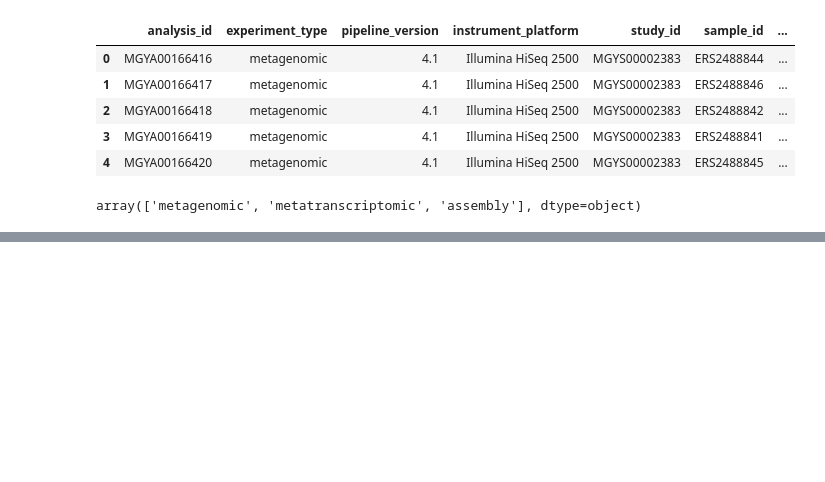
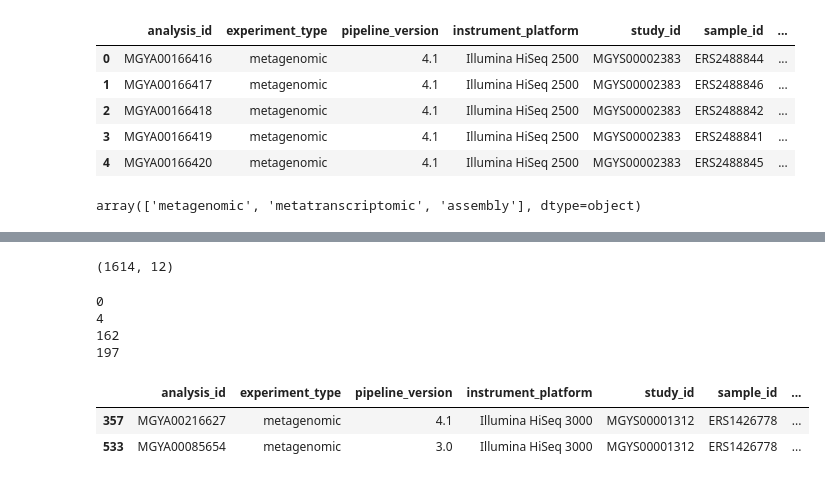
Before and after one commit to Multiomics-Analytics-Group/Retrieve_info_MGnifyAPI, a Jupyter notebook: notebooks/test_version3.ipynb, the cells around one changed output, grey strips where cells are left out. Saved outputs shown, nothing was run; the diff lists cells and outputs as text; code cells hidden in the pictures; blank space fills up the shorter version.

```diff
--- a/notebooks/test_version3.ipynb
+++ b/notebooks/test_version3.ipynb
@@ -220,6 +218,7 @@ if __name__ == "__main__":
         # save the CSV file
         df_summary.to_csv(os.path.join(output_path, f"{biome_lower}_{exp}_summary.csv"), index=False)
         combined_df = pd.concat(df_summary_dict.values(), axis=0)
+        combined_df.to_csv(os.path.join(output_path, 'combined_dataframe.csv'), index=False)
 # %% [output]
 STARTING STEP 1: fetch_biomes_and_save
 Biomes list saved.
@@ -382,7 +360,0 @@ combined_df.groupby("sample_id")["pipeline_version"]
-# %%
-combined_df["pipeline_version"] = pd.to_numeric(combined_df["pipeline_version"])
-
-# Trova la versione più aggiornata della pipeline per ogni sample_id
-df_updated = combined_df.loc[combined_df.groupby("sample_id")["pipeline_version"].idxmax()]
-
-df_updated
@@ -404,0 +386,32 @@ creare una nuova variabile chiamata "name_id" in cui si considerano solo le prim
+# %%
+combined_df.shape
+# %% [output]
+(1614, 12)
+# %%
+### do we have different pipeline versions considering different IDs?
+
+analysis_versions = combined_df.groupby('analysis_id')['pipeline_version'].nunique()
+study_versions = combined_df.groupby('study_id')['pipeline_version'].nunique()
+sample_versions = combined_df.groupby('sample_id')['pipeline_version'].nunique()
+run_versions = combined_df.groupby('assembly_run_id')['pipeline_version'].nunique()
+
+multiple_versions_ana = analysis_versions[analysis_versions > 1]
+multiple_versions_stu = study_versions[study_versions > 1]
+multiple_versions_sam = sample_versions[sample_versions > 1]
+multiple_versions_run = run_versions[run_versions > 1]
+
+print(len(multiple_versions_ana))
+print(len(multiple_versions_stu))
+print(len(multiple_versions_sam))
+print(len(multiple_versions_run))
+# %% [output]
+0
+4
+162
+197
+# %%
+combined_df[combined_df['assembly_run_id'] == 'ERR1713331']
+# %% [output]
+|  | analysis_id | experiment_type | pipeline_version | instrument_platform | study_id | sample_id | ... |
+| 357 | MGYA00216627 | metagenomic | 4.1 | Illumina HiSeq 3000 | MGYS00001312 | ERS1426778 | ... |
+| 533 | MGYA00085654 | metagenomic | 3.0 | Illumina HiSeq 3000 | MGYS00001312 | ERS1426778 | ... |
```
Also changed, not shown: parts of 17 cells of this notebook.
